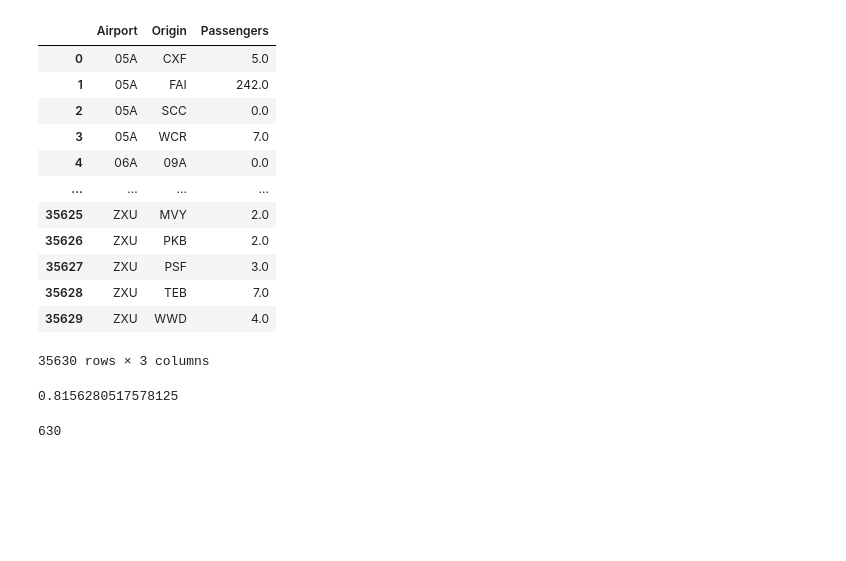
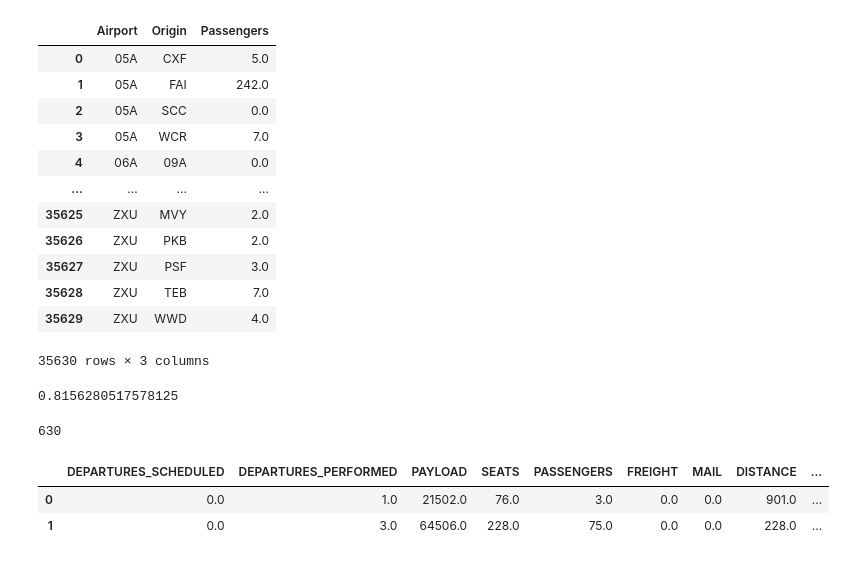
Before and after one commit to kburchfiel/kburchfiel-dash-plotly-demo, a Jupyter notebook: elephantsql_database_builder.ipynb, the cells around one changed output. Cells and saved outputs as stored; diff of their text form; code cells hidden in the pictures; blank space fills up the shorter version.

```diff
--- a/elephantsql_database_builder.ipynb
+++ b/elephantsql_database_builder.ipynb
@@ -603,3 +603,9 @@ df_dest_by_origin.to_sql('dest_to_origin', if_exists = 'replace', index = False,
 con = elephantsql_engine)
 # %% [output]
 630
+# %%
+df_flights.head(2)
+# %% [output]
+|  | DEPARTURES_SCHEDULED | DEPARTURES_PERFORMED | PAYLOAD | SEATS | PASSENGERS | FREIGHT | MAIL | DISTANCE | ... |
+| 0 | 0.0 | 1.0 | 21502.0 | 76.0 | 3.0 | 0.0 | 0.0 | 901.0 | ... |
+| 1 | 0.0 | 3.0 | 64506.0 | 228.0 | 75.0 | 0.0 | 0.0 | 228.0 | ... |
```
Also changed, not shown: parts of 9 cells of this notebook, 4 other files.
